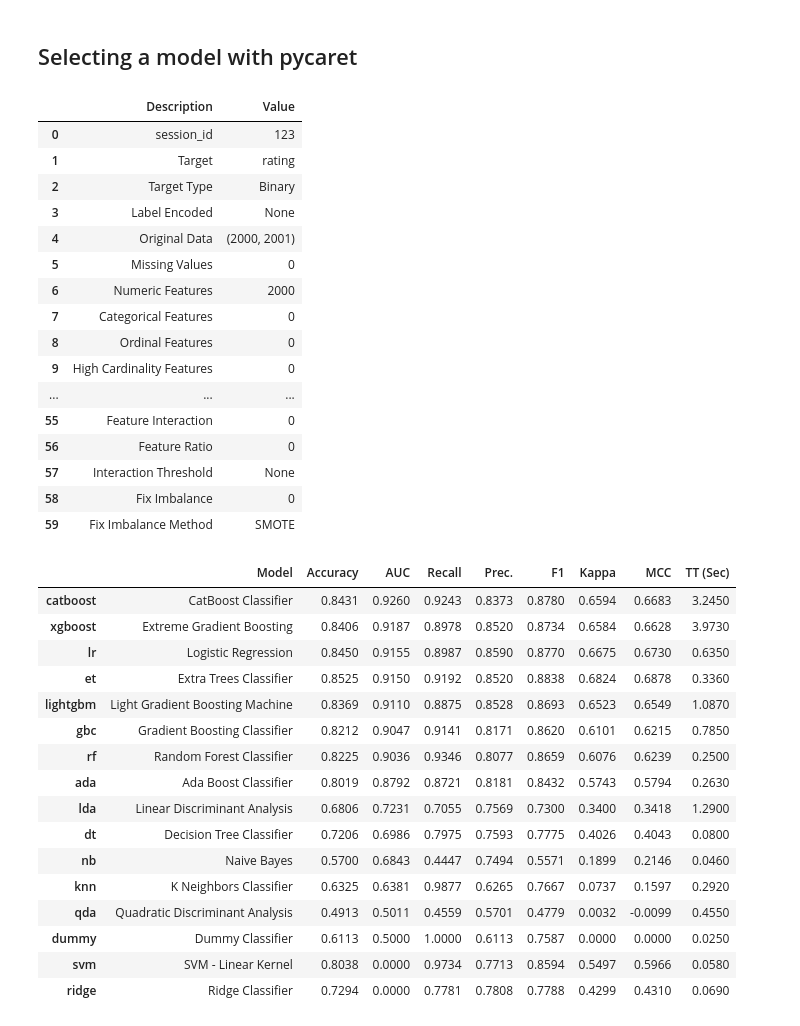
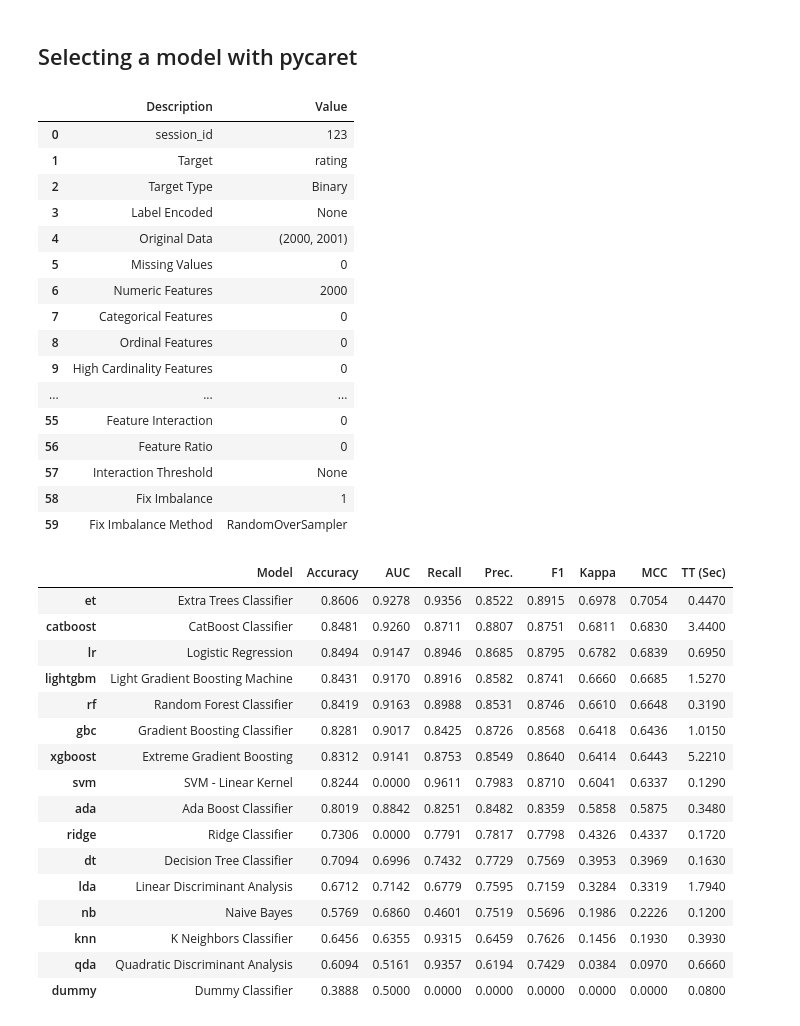
Before and after one commit to shaypal5/mba_ds_project, a Jupyter notebook: notebooks/sentiment/sentiment_pycaret.ipynb, the cells around one changed output. Cells and saved outputs as stored; diff of their text form; code cells hidden in the pictures.

Commit message:
some more model work

```diff
--- a/notebooks/sentiment/sentiment_pycaret.ipynb
+++ b/notebooks/sentiment/sentiment_pycaret.ipynb
@@ -90,6 +97,8 @@ clf_handle = setup(
     remove_perfect_collinearity=True,
     data_split_stratify=True,
     silent=True,
+    fix_imbalance=True,
+    fix_imbalance_method=RandomOverSampler(),
 )
 # %% [output]
 |  | Description | Value |
@@ -107,30 +116,30 @@ clf_handle = setup(
 | 55 | Feature Interaction | 0 |
 | 56 | Feature Ratio | 0 |
 | 57 | Interaction Threshold | None |
-| 58 | Fix Imbalance | 0 |
-| 59 | Fix Imbalance Method | SMOTE |
+| 58 | Fix Imbalance | 1 |
+| 59 | Fix Imbalance Method | RandomOverSampler |
 # %%
 # compare_models?
 # %%
-top3 = compare_models(n_select=3, sort='AUC')
+top3 = compare_models(n_select=3, sort='Kappa')
 # %% [output]
 |  | Model | Accuracy | AUC | Recall | Prec. | F1 | Kappa | MCC | TT (Sec) |
-| catboost | CatBoost Classifier | 0.8431 | 0.9260 | 0.9243 | 0.8373 | 0.8780 | 0.6594 | 0.6683 | 3.2450 |
-| xgboost | Extreme Gradient Boosting | 0.8406 | 0.9187 | 0.8978 | 0.8520 | 0.8734 | 0.6584 | 0.6628 | 3.9730 |
-| lr | Logistic Regression | 0.8450 | 0.9155 | 0.8987 | 0.8590 | 0.8770 | 0.6675 | 0.6730 | 0.6350 |
-| et | Extra Trees Classifier | 0.8525 | 0.9150 | 0.9192 | 0.8520 | 0.8838 | 0.6824 | 0.6878 | 0.3360 |
-| lightgbm | Light Gradient Boosting Machine | 0.8369 | 0.9110 | 0.8875 | 0.8528 | 0.8693 | 0.6523 | 0.6549 | 1.0870 |
-| gbc | Gradient Boosting Classifier | 0.8212 | 0.9047 | 0.9141 | 0.8171 | 0.8620 | 0.6101 | 0.6215 | 0.7850 |
-| rf | Random Forest Classifier | 0.8225 | 0.9036 | 0.9346 | 0.8077 | 0.8659 | 0.6076 | 0.6239 | 0.2500 |
-| ada | Ada Boost Classifier | 0.8019 | 0.8792 | 0.8721 | 0.8181 | 0.8432 | 0.5743 | 0.5794 | 0.2630 |
-| lda | Linear Discriminant Analysis | 0.6806 | 0.7231 | 0.7055 | 0.7569 | 0.7300 | 0.3400 | 0.3418 | 1.2900 |
-| dt | Decision Tree Classifier | 0.7206 | 0.6986 | 0.7975 | 0.7593 | 0.7775 | 0.4026 | 0.4043 | 0.0800 |
-| nb | Naive Bayes | 0.5700 | 0.6843 | 0.4447 | 0.7494 | 0.5571 | 0.1899 | 0.2146 | 0.0460 |
-| knn | K Neighbors Classifier | 0.6325 | 0.6381 | 0.9877 | 0.6265 | 0.7667 | 0.0737 | 0.1597 | 0.2920 |
-| qda | Quadratic Discriminant Analysis | 0.4913 | 0.5011 | 0.4559 | 0.5701 | 0.4779 | 0.0032 | -0.0099 | 0.4550 |
-| dummy | Dummy Classifier | 0.6113 | 0.5000 | 1.0000 | 0.6113 | 0.7587 | 0.0000 | 0.0000 | 0.0250 |
-| svm | SVM - Linear Kernel | 0.8038 | 0.0000 | 0.9734 | 0.7713 | 0.8594 | 0.5497 | 0.5966 | 0.0580 |
-| ridge | Ridge Classifier | 0.7294 | 0.0000 | 0.7781 | 0.7808 | 0.7788 | 0.4299 | 0.4310 | 0.0690 |
+| et | Extra Trees Classifier | 0.8606 | 0.9278 | 0.9356 | 0.8522 | 0.8915 | 0.6978 | 0.7054 | 0.4470 |
+| catboost | CatBoost Classifier | 0.8481 | 0.9260 | 0.8711 | 0.8807 | 0.8751 | 0.6811 | 0.6830 | 3.4400 |
+| lr | Logistic Regression | 0.8494 | 0.9147 | 0.8946 | 0.8685 | 0.8795 | 0.6782 | 0.6839 | 0.6950 |
+| lightgbm | Light Gradient Boosting Machine | 0.8431 | 0.9170 | 0.8916 | 0.8582 | 0.8741 | 0.6660 | 0.6685 | 1.5270 |
+| rf | Random Forest Classifier | 0.8419 | 0.9163 | 0.8988 | 0.8531 | 0.8746 | 0.6610 | 0.6648 | 0.3190 |
+| gbc | Gradient Boosting Classifier | 0.8281 | 0.9017 | 0.8425 | 0.8726 | 0.8568 | 0.6418 | 0.6436 | 1.0150 |
+| xgboost | Extreme Gradient Boosting | 0.8312 | 0.9141 | 0.8753 | 0.8549 | 0.8640 | 0.6414 | 0.6443 | 5.2210 |
+| svm | SVM - Linear Kernel | 0.8244 | 0.0000 | 0.9611 | 0.7983 | 0.8710 | 0.6041 | 0.6337 | 0.1290 |
+| ada | Ada Boost Classifier | 0.8019 | 0.8842 | 0.8251 | 0.8482 | 0.8359 | 0.5858 | 0.5875 | 0.3480 |
+| ridge | Ridge Classifier | 0.7306 | 0.0000 | 0.7791 | 0.7817 | 0.7798 | 0.4326 | 0.4337 | 0.1720 |
+| dt | Decision Tree Classifier | 0.7094 | 0.6996 | 0.7432 | 0.7729 | 0.7569 | 0.3953 | 0.3969 | 0.1630 |
+| lda | Linear Discriminant Analysis | 0.6712 | 0.7142 | 0.6779 | 0.7595 | 0.7159 | 0.3284 | 0.3319 | 1.7940 |
+| nb | Naive Bayes | 0.5769 | 0.6860 | 0.4601 | 0.7519 | 0.5696 | 0.1986 | 0.2226 | 0.1200 |
+| knn | K Neighbors Classifier | 0.6456 | 0.6355 | 0.9315 | 0.6459 | 0.7626 | 0.1456 | 0.1930 | 0.3930 |
+| qda | Quadratic Discriminant Analysis | 0.6094 | 0.5161 | 0.9357 | 0.6194 | 0.7429 | 0.0384 | 0.0970 | 0.6660 |
+| dummy | Dummy Classifier | 0.3888 | 0.5000 | 0.0000 | 0.0000 | 0.0000 | 0.0000 | 0.0000 | 0.0800 |
 # %%
 print(top3)
 # %% [output]
```
Also changed, not shown: parts of 21 cells of this notebook, 24 other files.
